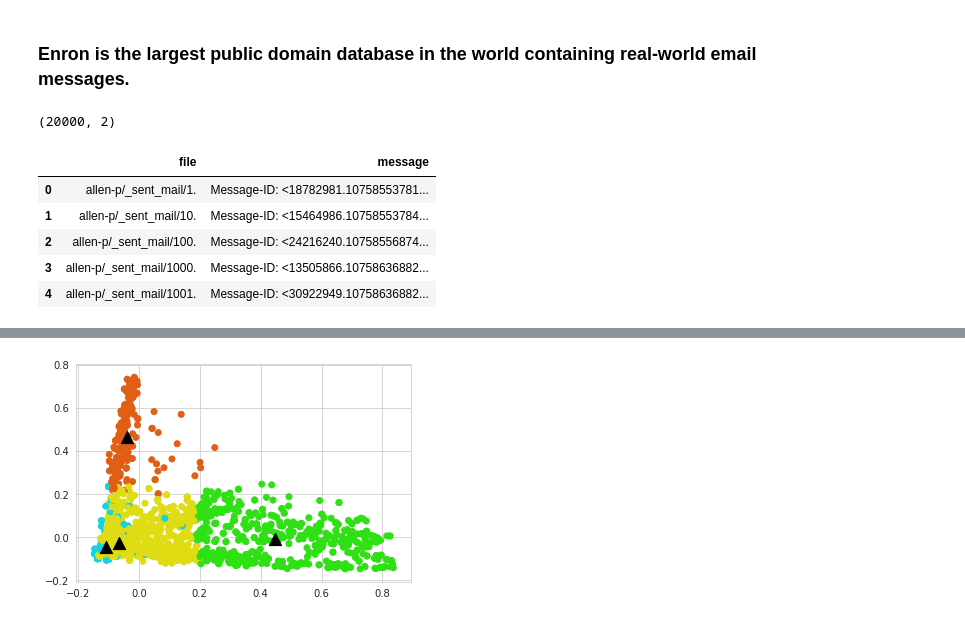
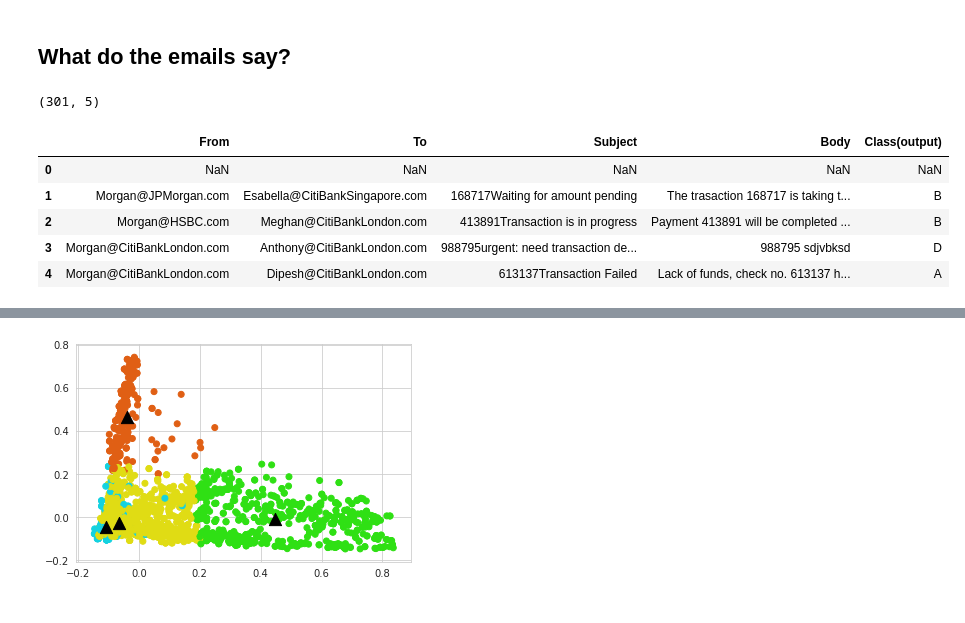
Before and after one commit to ahelii16/SmartEmailTracker, a Jupyter notebook: Email_Preprocesser.ipynb, the cells around one changed output, grey strips where cells are left out. Saved outputs shown, nothing was run; the diff lists cells and outputs as text; code cells hidden in the pictures.

Commit message:
Changed from Enron dataset to required dataset, added NLP preprocessing techniques

```diff
--- a/Email_Preprocesser.ipynb
+++ b/Email_Preprocesser.ipynb
@@ -1,5 +1,3 @@
-# %% [markdown]
-### Enron is the largest public domain database in the world containing real-world email messages.
 # %%
 import os, sys, email,re
 import numpy as np
@@ -28,15 +22,18 @@ from nltk.corpus import stopwords
 from nltk.stem.wordnet import WordNetLemmatizer
 import string
 from nltk.stem.porter import PorterStemmer
+# %% [markdown]
+## What do the emails say?
 # %%
-emails_df = pd.read_csv('./emails.csv', nrows=20000)
-print(emails_df.shape)
-emails_df.head()
+# emails_df = pd.read_csv('./emails.csv', nrows=20000)
+df = pd.read_csv('./emaildataset.csv')
+print(df.shape)
+df.head()
 # %% [output]
-(20000, 2)
+(301, 5)
-|  | file | message |
-| 0 | allen-p/_sent_mail/1. | Message-ID: <18782981.10758553781... |
-| 1 | allen-p/_sent_mail/10. | Message-ID: <15464986.10758553784... |
-| 2 | allen-p/_sent_mail/100. | Message-ID: <24216240.10758556874... |
-| 3 | allen-p/_sent_mail/1000. | Message-ID: <13505866.10758636882... |
-| 4 | allen-p/_sent_mail/1001. | Message-ID: <30922949.10758636882... |
+|  | From | To | Subject | Body | Class(output) |
+| 0 | NaN | NaN | NaN | NaN | NaN |
+| 1 | Morgan@JPMorgan.com | Esabella@CitiBankSingapore.com | 168717Waiting for amount pending | The trasaction 168717 is taking t... | B |
+| 2 | Morgan@HSBC.com | Meghan@CitiBankLondon.com | 413891Transaction is in progress | Payment 413891 will be completed ... | B |
+| 3 | Morgan@CitiBankLondon.com | Anthony@CitiBankLondon.com | 988795urgent: need transaction de... | 988795 sdjvbksd | D |
+| 4 | Morgan@CitiBankLondon.com | Dipesh@CitiBankLondon.com | 613137Transaction Failed | Lack of funds, check no. 613137 h... | A |
```
Also changed, not shown: parts of 23 cells of this notebook, 1 other file.
